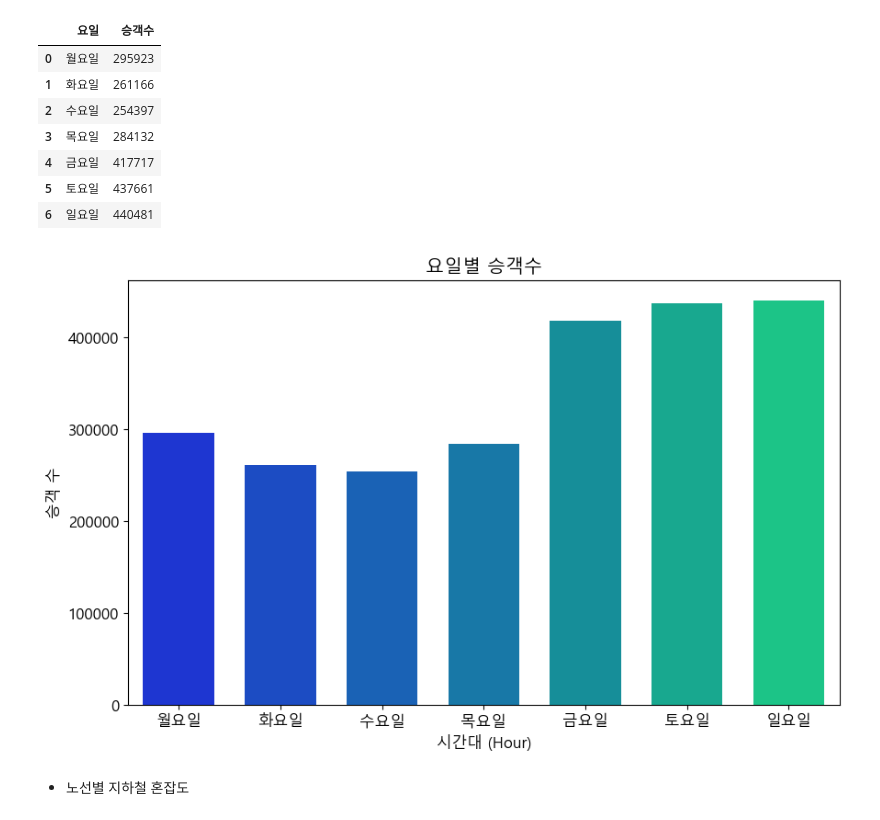
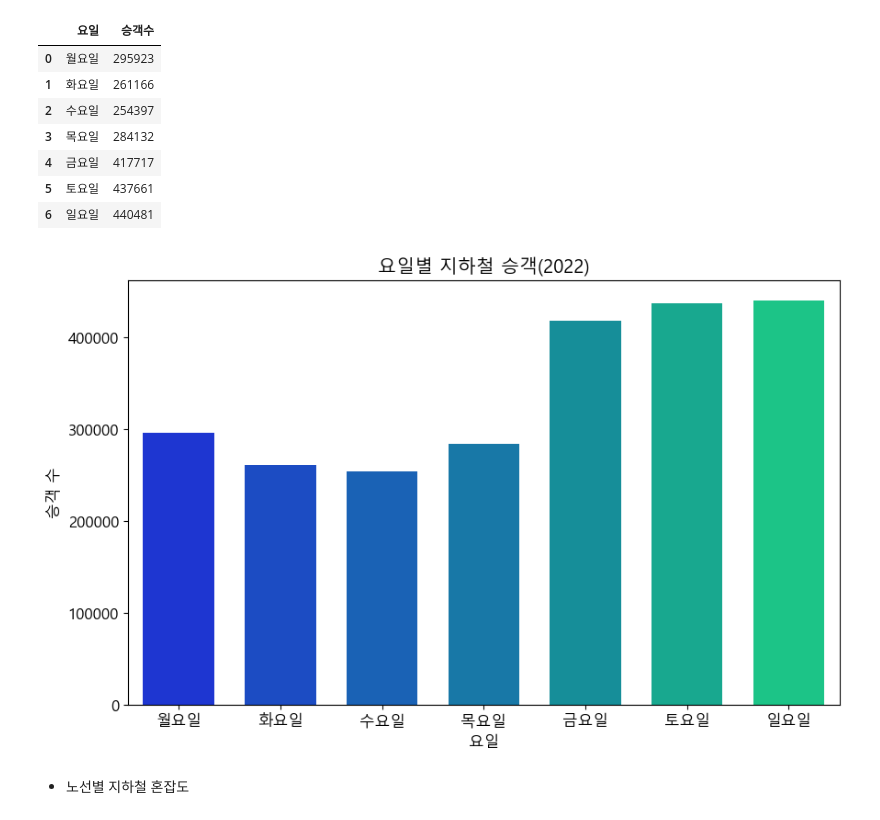
Before and after one commit to sonkeehoon/MyProject, a Jupyter notebook: 1. 프로젝트내용.ipynb, the cells around one changed output. Saved outputs shown, nothing was run; the diff lists cells and outputs as text; code cells hidden in the pictures.

```diff
--- a/1. 프로젝트내용.ipynb
+++ b/1. 프로젝트내용.ipynb
@@ -223,4 +228,5 @@ plt.show()
 # %%
-subway_by_day.iloc[0, 1:]
-subway_by_day.drop(subway_by_day.columns[0], axis=1, inplace=True)
+# 불필요한 컬럼 제거
+subway_by_day = subway_by_day.drop(subway_by_day.columns[0], axis=1)
+subway_by_day
 # %% [output]
@@ -235,5 +248,5 @@ subway_by_day = subway_by_day.transpose()
 # %%
-# subway_by_day.reset_index(inplace=True)
+subway_by_day.reset_index(inplace=True) # 불필요한 인덱스 제거
 subway_by_day.columns = ['요일', '승객수']
 subway_by_day
 # %% [output]
@@ -247,18 +260,17 @@ subway_by_day
 | 6 | 일요일 | 440481 |
 # %%
 import seaborn as sns
-
 
 plt.figure(figsize=(10, 6))
 
 w = 0.7
 sns.barplot(subway_by_day, x="요일", y="승객수", width = w, palette='winter', hue="요일")
 
-plt.title('요일별 승객수')
-plt.xlabel('시간대 (Hour)')
+plt.title('요일별 지하철 승객(2022)')
+plt.xlabel('요일')
 plt.ylabel('승객 수')
 plt.show()
 # %% [output]
-[figure, old version]
+[figure, new version]
 # %% [markdown]
 - 노선별 지하철 혼잡도
```
Also changed, not shown: parts of 8 cells of this notebook.
